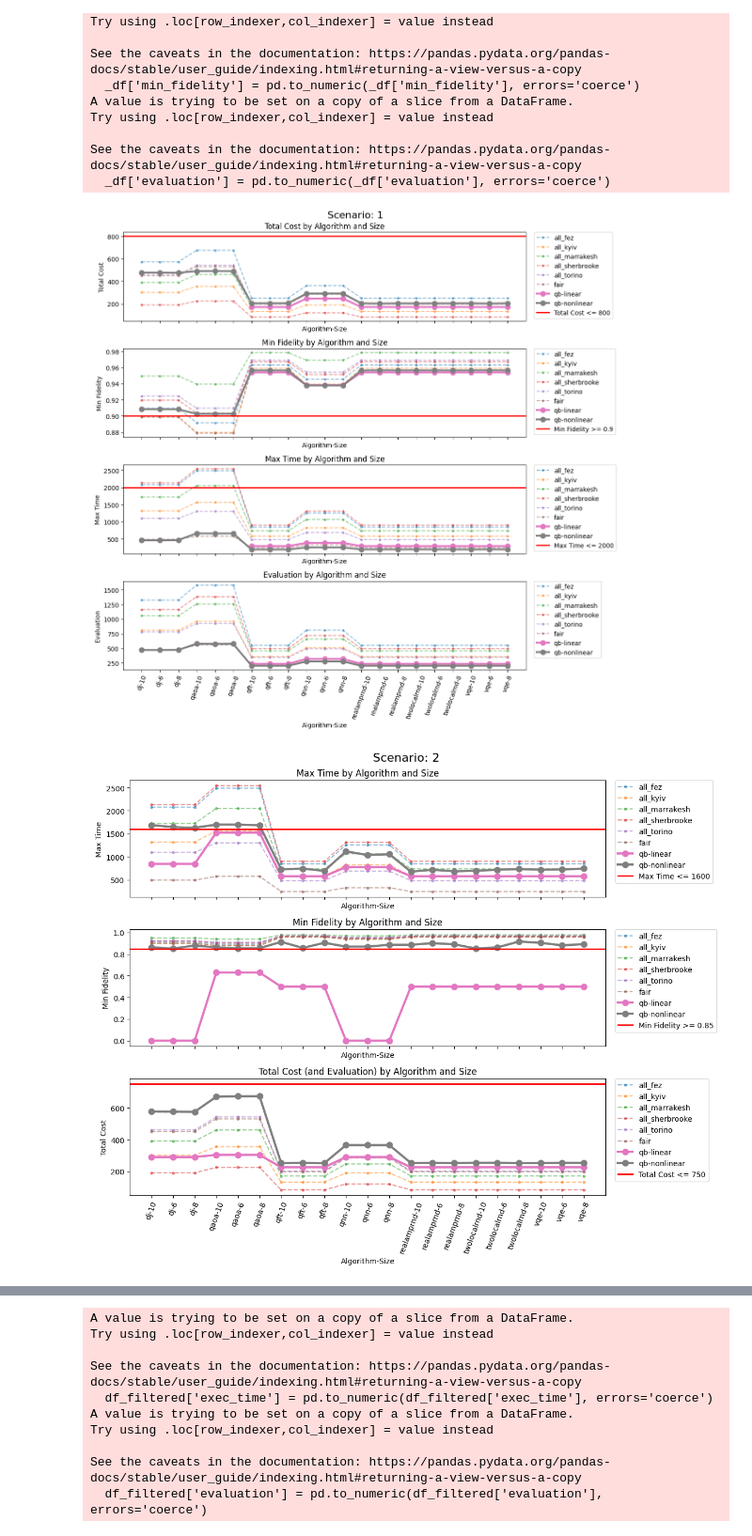
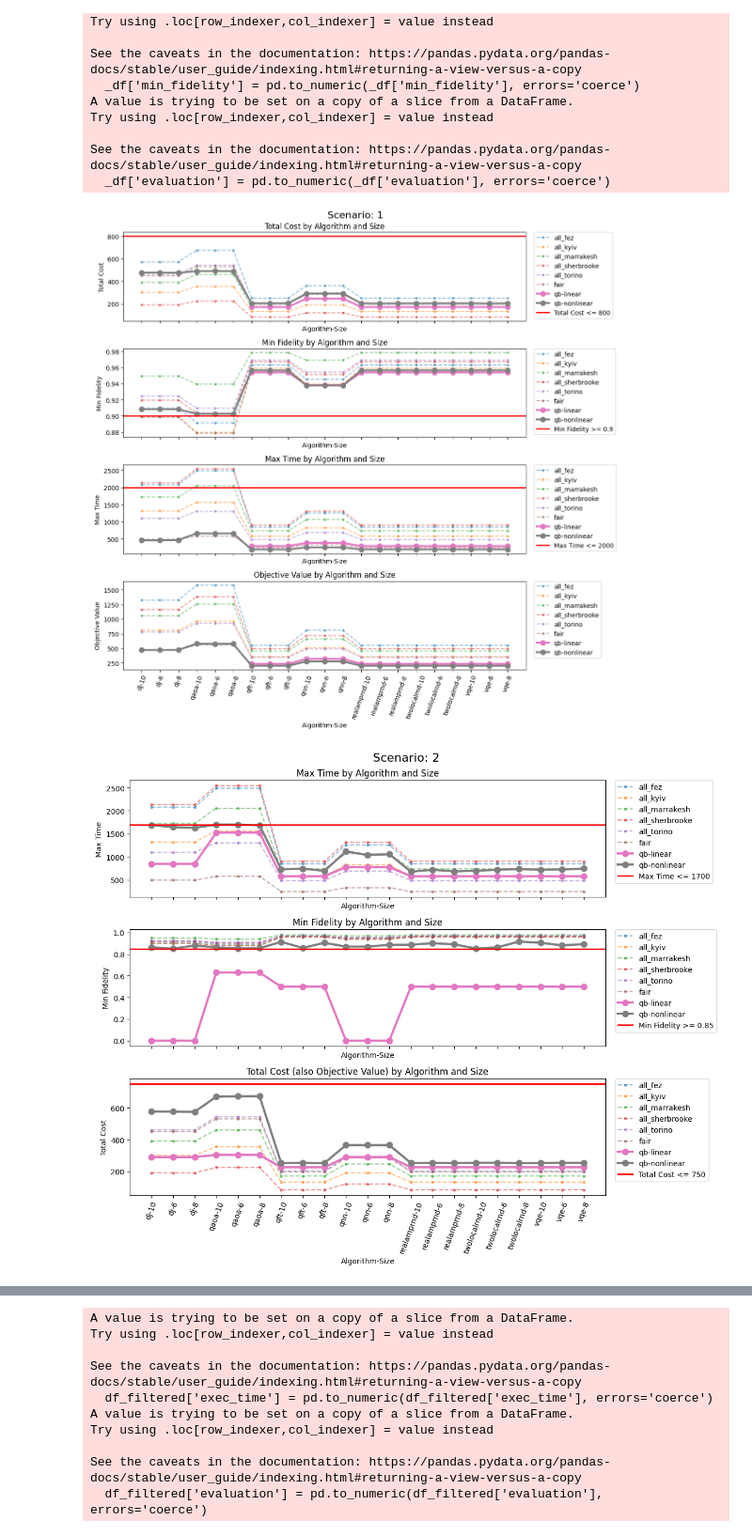
Before and after one commit to alebocci/QBexps, a Jupyter notebook: analyze.ipynb, the cells around one changed output, grey strips where cells are left out. Shown: that part at 94% size. Drawn from its saved outputs; the diff is of its cells as text; code cells hidden in the pictures.

Commit message:
code for nonlinear figures

```diff
--- a/analyze.ipynb
+++ b/analyze.ipynb
@@ -188,7 +188,7 @@ _df['alg_size'] = _df['algorithm'] + '-' + _df['size'].astype(int).astype(str)
 my_baselines = {'qb-linear', 'qb-nonlinear'}
 
 constraints = { "scenario1": {"total_cost": 800, "max_time": 2000, "min_fidelity": 0.9},
-               "scenario2": {"total_cost": 750, "max_time": 1600, "min_fidelity": 0.85},
+               "scenario2": {"total_cost": 750, "max_time": 1700, "min_fidelity": 0.85},
                "scenario3": {"total_cost": 700, "max_time": 0, "min_fidelity": 0} }
 # %% [output]
 A value is trying to be set on a copy of a slice from a DataFrame.
@@ -242,6 +242,8 @@ for i, ycol in enumerate(['total_cost', 'min_fidelity', 'max_time', 'evaluation'
             axes[i].axhline(y=constraint_value, color='red', linestyle='-', linewidth=2, label=f"Max Time <= {constraint_value}")
         else:
             axes[i].axhline(y=constraint_value, color='red', linestyle='-', linewidth=2, label=f"Min Fidelity >= {constraint_value}")
+    else:
+        axes[i].set_title(f'Objective Value by Algorithm and Size')
     axes[i].set_xlabel('Algorithm-Size')
     axes[i].set_ylabel('Total Cost' if ycol == 'total_cost' else 'Max Time' if ycol == 'max_time' else 'Min Fidelity' if ycol == 'min_fidelity' else 'Objective Value')
     axes[i].tick_params(axis='x', rotation=70)
@@ -251,7 +253,7 @@ plt.tight_layout()
 plt.savefig(f'{figures_folder}/scenario1_analysis.pdf', format="pdf", bbox_inches='tight')
 plt.show()
 # %% [output]
-[figure, old version]
+[figure, new version]
 # %%
 #SCENARIO 2
 _df2 = _df[_df['scenario_name'] == "scenario2"]
@@ -264,35 +266,35 @@ for i, ycol in enumerate(['max_time','min_fidelity', 'total_cost']):
     pivot = _df2.pivot(
         index='alg_size',
         columns='baseline',
         values=ycol
     )
 
 
     axes[i].set_title(f'{ycol.replace("_", " ").title()} by Algorithm and Size')
     for baseline in pivot.columns:
         if baseline in my_baselines:
             axes[i].plot(pivot.index, pivot[baseline], marker='o', linewidth=3, markersize=8, label=baseline)
         else:
             axes[i].plot(pivot.index, pivot[baseline], marker='.', linestyle='--', alpha=0.5, label=baseline)
 
     constraint_value = constraints["scenario2"][ycol]
     if ycol == 'total_cost':
-        axes[i].set_title(f'{ycol.replace("_", " ").title()} (and Evaluation) by Algorithm and Size')
+        axes[i].set_title(f'{ycol.replace("_", " ").title()} (also Objective Value) by Algorithm and Size')
         axes[i].axhline(y=constraint_value, color='red', linestyle='-', linewidth=2, label=f"Total Cost <= {constraint_value}")
     elif ycol == 'max_time':
         axes[i].axhline(y=constraint_value, color='red', linestyle='-', linewidth=2, label=f"Max Time <= {constraint_value}")
     else:
         axes[i].axhline(y=constraint_value, color='red', linestyle='-', linewidth=2, label=f"Min Fidelity >= {constraint_value}")
     axes[i].set_xlabel('Algorithm-Size')
     axes[i].set_ylabel('Total Cost' if ycol == 'total_cost' else 'Max Time' if ycol == 'max_time' else 'Min Fidelity' if ycol == 'min_fidelity' else 'Evaluation')
     axes[i].tick_params(axis='x', rotation=70)
     axes[i].legend(bbox_to_anchor=(1.02, 1), loc='upper left', borderaxespad=0)
 
 plt.tight_layout()
 plt.savefig(f'{figures_folder}/scenario2_analysis.pdf', format="pdf", bbox_inches='tight')
 plt.show()
 # %% [output]
-[figure, old version]
+[figure, new version]
 # %%
 #SCENARIO 3
 _df3 = _df[_df['scenario_name'] == "scenario3"]
```
Also changed, not shown: parts of 1 cell of this notebook, 2 other files.
